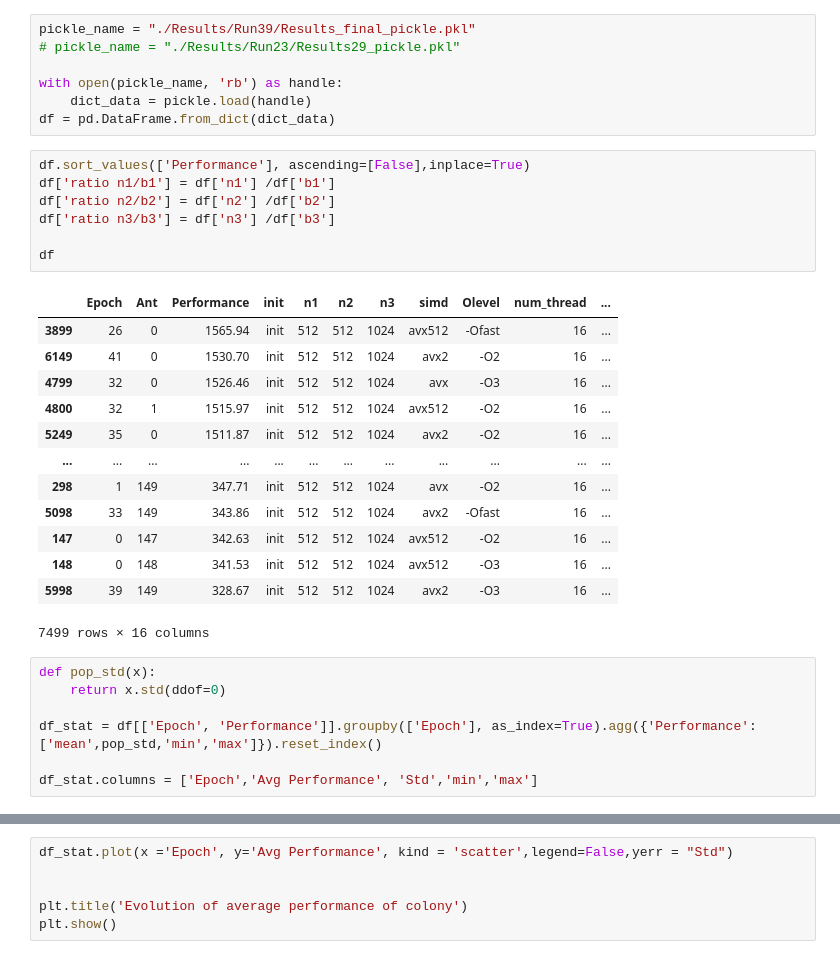
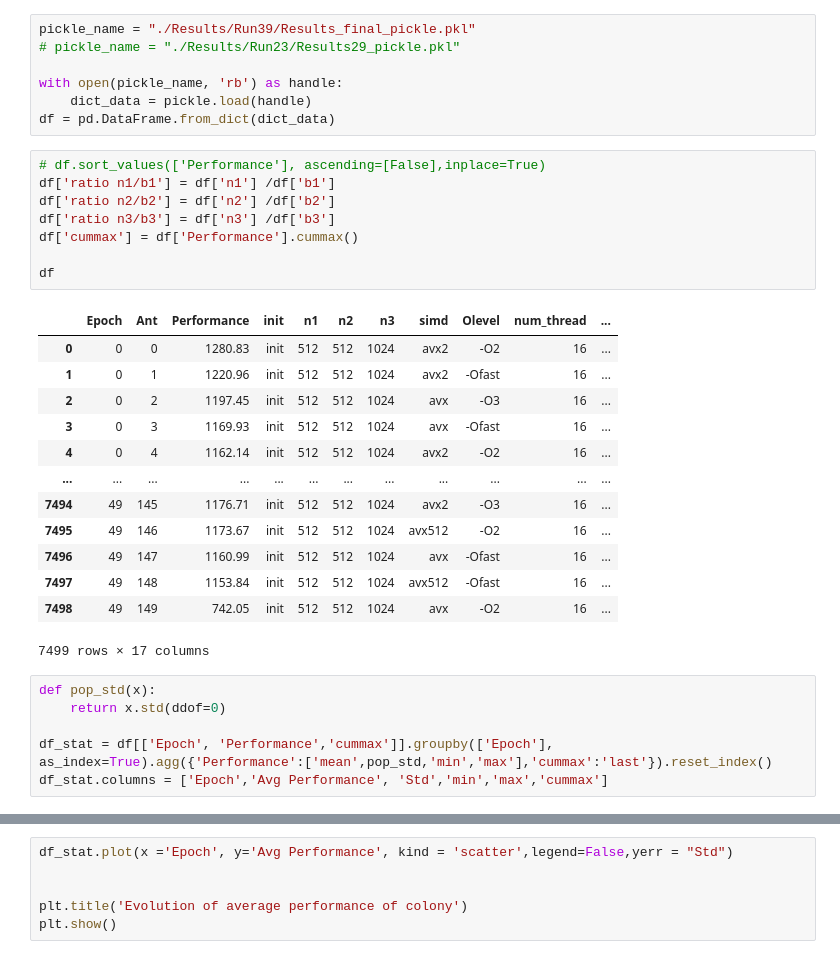
Before and after one commit to pommelow/Ant_colony, a Jupyter notebook: branchbound_analysis.ipynb, the cells around one changed output, grey strips where cells are left out. Cells and saved outputs as stored; diff of their text form.

```diff
--- a/branchbound_analysis.ipynb
+++ b/branchbound_analysis.ipynb
@@ -12,33 +12,33 @@ with open(pickle_name, 'rb') as handle:
     dict_data = pickle.load(handle)
 df = pd.DataFrame.from_dict(dict_data)
 # %%
-df.sort_values(['Performance'], ascending=[False],inplace=True)
+# df.sort_values(['Performance'], ascending=[False],inplace=True)
 df['ratio n1/b1'] = df['n1'] /df['b1']
 df['ratio n2/b2'] = df['n2'] /df['b2']
 df['ratio n3/b3'] = df['n3'] /df['b3']
+df['cummax'] = df['Performance'].cummax()
 
 df
 # %% [output]
 |  | Epoch | Ant | Performance | init | n1 | n2 | n3 | simd | Olevel | num_thread | ... |
-| 3899 | 26 | 0 | 1565.94 | init | 512 | 512 | 1024 | avx512 | -Ofast | 16 | ... |
-| 6149 | 41 | 0 | 1530.70 | init | 512 | 512 | 1024 | avx2 | -O2 | 16 | ... |
-| 4799 | 32 | 0 | 1526.46 | init | 512 | 512 | 1024 | avx | -O3 | 16 | ... |
-| 4800 | 32 | 1 | 1515.97 | init | 512 | 512 | 1024 | avx512 | -O2 | 16 | ... |
-| 5249 | 35 | 0 | 1511.87 | init | 512 | 512 | 1024 | avx2 | -O2 | 16 | ... |
+| 0 | 0 | 0 | 1280.83 | init | 512 | 512 | 1024 | avx2 | -O2 | 16 | ... |
+| 1 | 0 | 1 | 1220.96 | init | 512 | 512 | 1024 | avx2 | -Ofast | 16 | ... |
+| 2 | 0 | 2 | 1197.45 | init | 512 | 512 | 1024 | avx | -O3 | 16 | ... |
+| 3 | 0 | 3 | 1169.93 | init | 512 | 512 | 1024 | avx | -Ofast | 16 | ... |
+| 4 | 0 | 4 | 1162.14 | init | 512 | 512 | 1024 | avx2 | -O2 | 16 | ... |
 | ... | ... | ... | ... | ... | ... | ... | ... | ... | ... | ... | ... |
-| 298 | 1 | 149 | 347.71 | init | 512 | 512 | 1024 | avx | -O2 | 16 | ... |
-| 5098 | 33 | 149 | 343.86 | init | 512 | 512 | 1024 | avx2 | -Ofast | 16 | ... |
-| 147 | 0 | 147 | 342.63 | init | 512 | 512 | 1024 | avx512 | -O2 | 16 | ... |
-| 148 | 0 | 148 | 341.53 | init | 512 | 512 | 1024 | avx512 | -O3 | 16 | ... |
-| 5998 | 39 | 149 | 328.67 | init | 512 | 512 | 1024 | avx2 | -O3 | 16 | ... |
+| 7494 | 49 | 145 | 1176.71 | init | 512 | 512 | 1024 | avx2 | -O3 | 16 | ... |
+| 7495 | 49 | 146 | 1173.67 | init | 512 | 512 | 1024 | avx512 | -O2 | 16 | ... |
+| 7496 | 49 | 147 | 1160.99 | init | 512 | 512 | 1024 | avx | -Ofast | 16 | ... |
+| 7497 | 49 | 148 | 1153.84 | init | 512 | 512 | 1024 | avx512 | -Ofast | 16 | ... |
+| 7498 | 49 | 149 | 742.05 | init | 512 | 512 | 1024 | avx | -O2 | 16 | ... |
-7499 rows × 16 columns
+7499 rows × 17 columns
 # %%
 def pop_std(x):
     return x.std(ddof=0)
 
-df_stat = df[['Epoch', 'Performance']].groupby(['Epoch'], as_index=True).agg({'Performance':['mean',pop_std,'min','max']}).reset_index()
-
-df_stat.columns = ['Epoch','Avg Performance', 'Std','min','max']
+df_stat = df[['Epoch', 'Performance','cummax']].groupby(['Epoch'], as_index=True).agg({'Performance':['mean',pop_std,'min','max'],'cummax':'last'}).reset_index()
+df_stat.columns = ['Epoch','Avg Performance', 'Std','min','max','cummax']
 # %%
 df_stat
 # %% [output]
```
Also changed, not shown: parts of 8 cells of this notebook.
